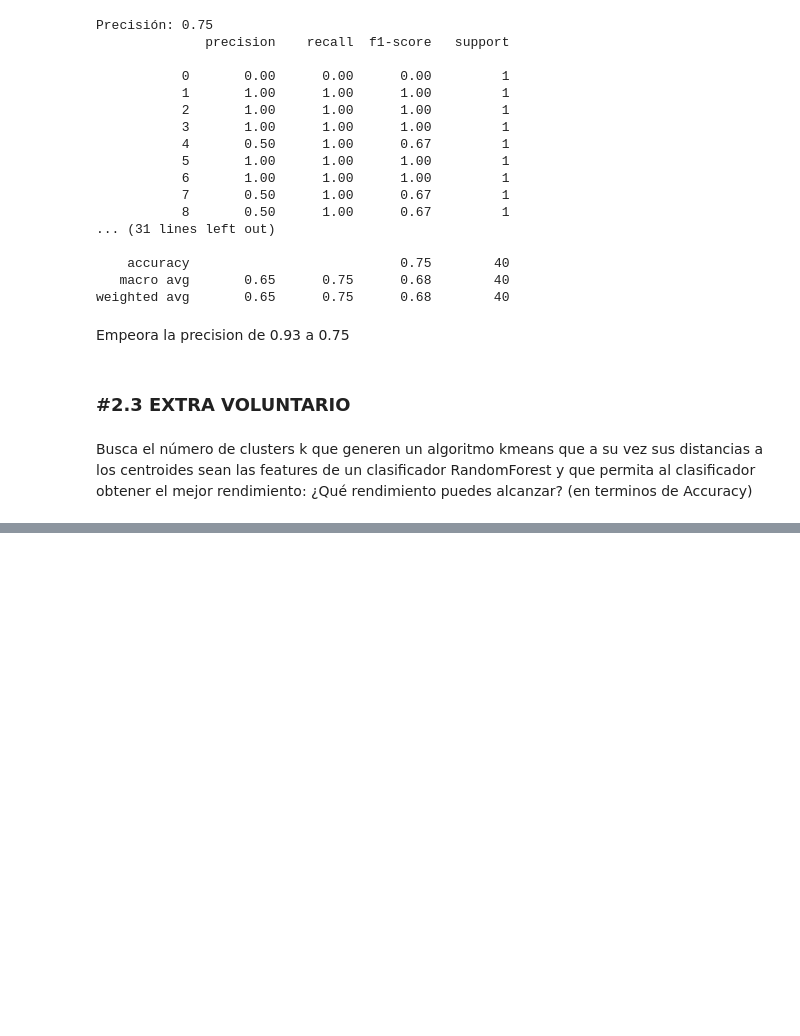
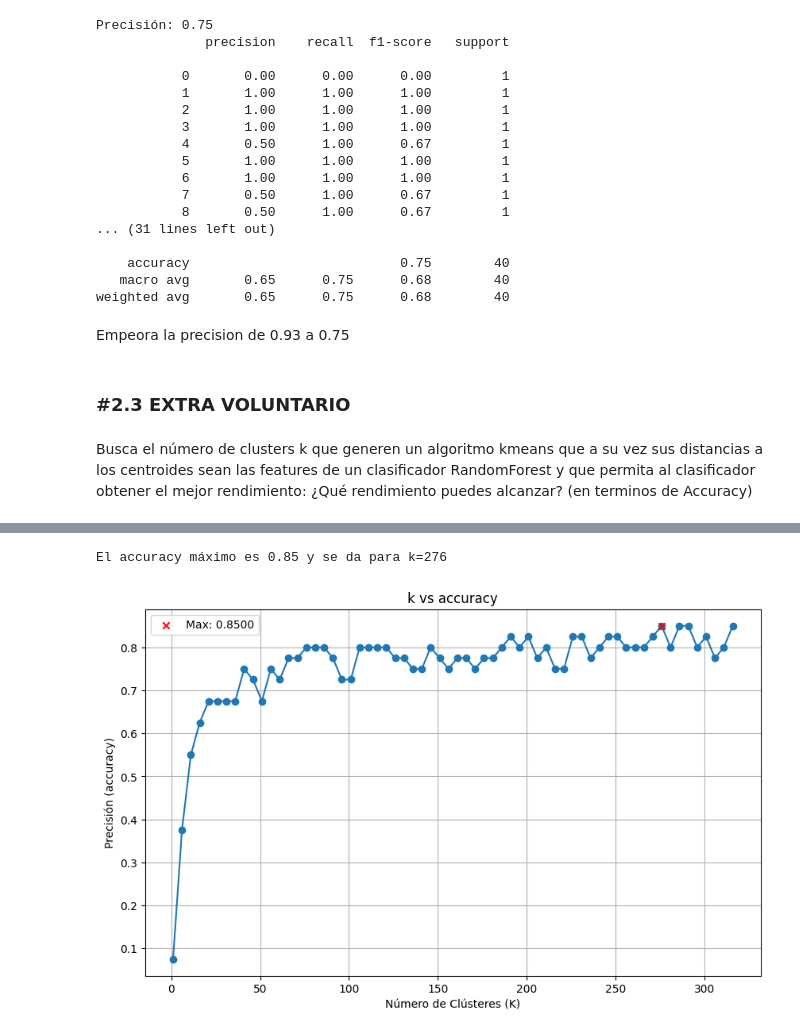
Before and after one commit to MartinAmez/ONLINE_DS_THEBRIDGE_MARTIN, a Jupyter notebook: Sprint 15 Clustering/Practicas_Obligatorias/18_Practica_Obligatoria_Clustering_I.ipynb, the cells around one changed output, grey strips where cells are left out. Cells and saved outputs as stored; diff of their text form; code cells hidden in the pictures; blank space fills up the shorter version.

```diff
--- a/Sprint 15 Clustering/Practicas_Obligatorias/18_Practica_Obligatoria_Clustering_I.ipynb
+++ b/Sprint 15 Clustering/Practicas_Obligatorias/18_Practica_Obligatoria_Clustering_I.ipynb
@@ -509,0 +513,48 @@ plt.show()
+# %%
+accuracy_max = 0
+k_accuracy_max = 0
+tamaño_muestra = len(X_train_pca)
+ks = []
+accuracy_dict = []
+
+for k in range(1, tamaño_muestra, 5):
+    # Instanciamos el modelo KMeans para cada k y lo entrenamos
+    kmeans = KMeans(n_clusters=k, random_state=42)
+    kmeans.fit(X_train_pca, y_train)
+
+    # Transformamos los DataFrames X
+    X_train_reduced = kmeans.transform(X_train_pca)
+    X_valid_reduced = kmeans.transform(X_valid_pca)
+
+    # Instanciamos el modelo RandomForest
+    rnd_clf_reduced = RandomForestClassifier(n_estimators=150, random_state=42)
+    rnd_clf_reduced.fit(X_train_reduced, y_train)
+
+    # Realizamos predicciones en el conjunto de validación
+    y_pred = rnd_clf_reduced.predict(X_valid_reduced)
+
+    # Evaluamos y almacenamos si es mayor que el anterior
+    accuracy = accuracy_score(y_val, y_pred)
+    if accuracy > accuracy_max:
+        accuracy_max = accuracy
+        k_accuracy_max = k
+
+    # Creamos un diccionario para guardar los datos
+    ks.append(k)
+    accuracy_dict.append(accuracy)
+
+print(f"El accuracy máximo es {accuracy_max} y se da para k={k_accuracy_max}")
+
+# Visualizamos la precisión en función del número de clústeres
+plt.figure(figsize=(10, 6))
+plt.plot(ks, accuracy_dict, marker='o')
+plt.title('k vs accuracy')
+plt.xlabel('Número de Clústeres (K)')
+plt.ylabel('Precisión (accuracy)')
+plt.grid(True)
+plt.scatter(k_accuracy_max, accuracy_max, color='red', marker='x', label=f'Max: {accuracy_max:.4f}', zorder=2)
+plt.legend()
+plt.show()
+# %% [output]
+El accuracy máximo es 0.85 y se da para k=276
+[figure, added]
```
Also changed, not shown: parts of 1 cell of this notebook, 17 other files.
